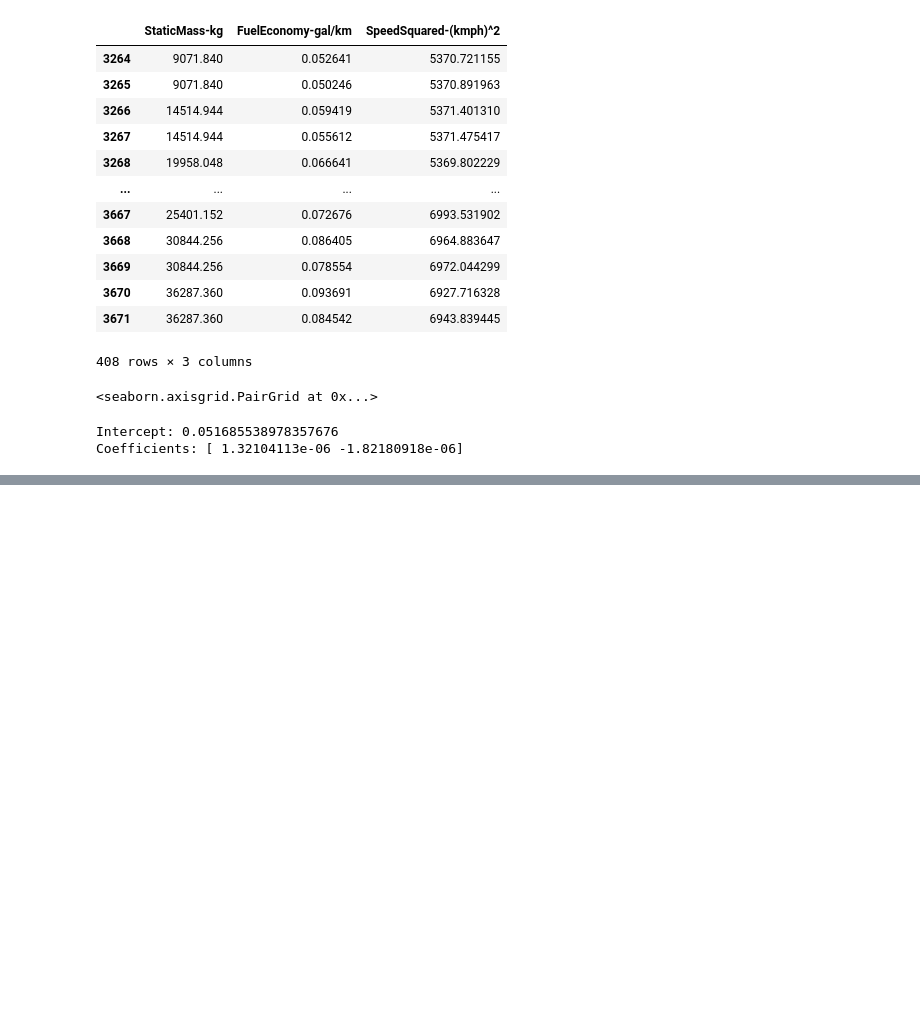
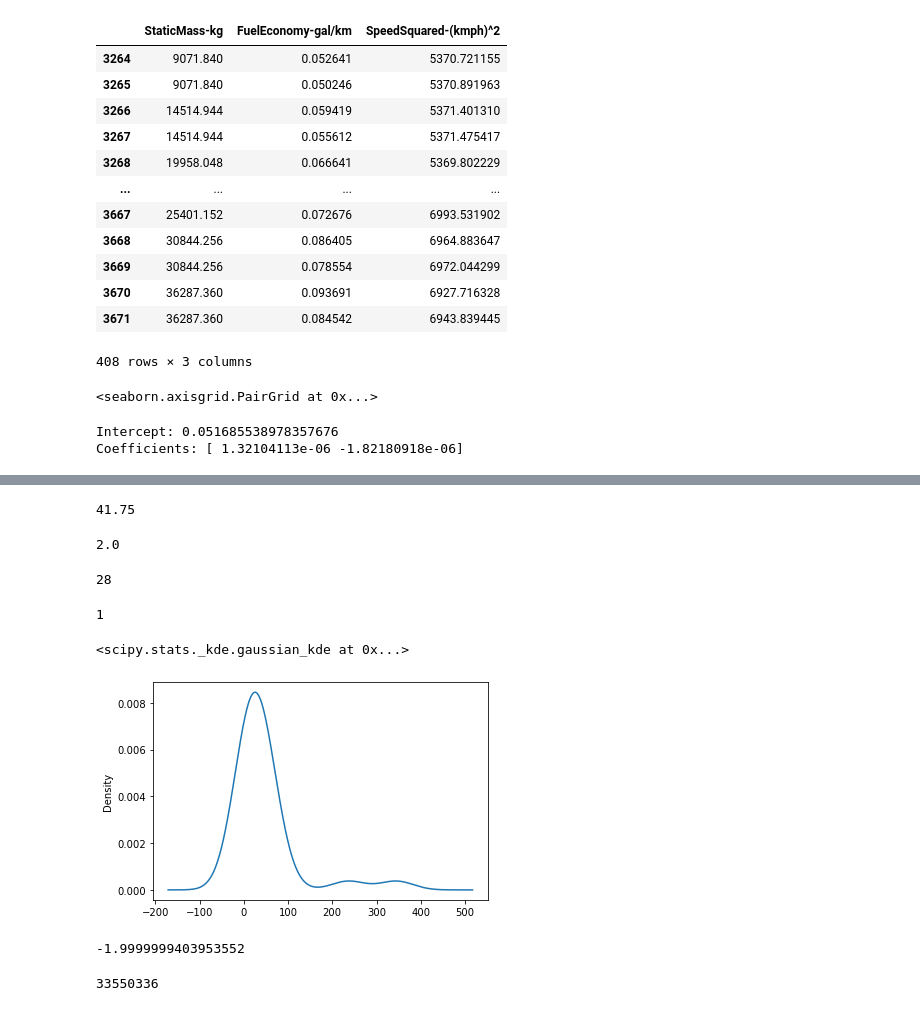
Before and after one commit to Chrislai502/DOETrucksMeeting, a Jupyter notebook: Scott/OLS_6_28/OLS.ipynb, the cells around one changed output, grey strips where cells are left out. Saved outputs shown, nothing was run; the diff lists cells and outputs as text; code cells hidden in the pictures; blank space fills up the shorter version.

```diff
--- a/Scott/OLS_6_28/OLS.ipynb
+++ b/Scott/OLS_6_28/OLS.ipynb
@@ -574,0 +744,37 @@ plt.show()
+# %%
+# Prepare data
+X = data[['StaticMass-kg', 'SpeedSquared-(kmph)^2']].values.reshape(-1,2)
+Y = data[energy]
+
+# Create range for each dimension
+x = X[:, 0]
+y = X[:, 1]
+z = Y
+
+xx_pred = np.linspace(9000, 37000, 30)  # range of mass values
+yy_pred = np.linspace(0, 9000, 30)  # range of speed values
+xx_pred, yy_pred = np.meshgrid(xx_pred, yy_pred)
+model_viz = np.array([xx_pred.flatten(), yy_pred.flatten()]).T
+
+# Predict using model built on previous step
+# ols = linear_model.LinearRegression()
+# model = ols.fit(X, Y)
+predicted = model.predict(model_viz)
+
+# Evaluate model by using it's R^2 score
+r2 = model.score(X, Y)
+
+# Plot model visualization
+plt.style.use('fivethirtyeight')
+
+# fig = plt.figure(figsize=(12, 4))
+fig = plt.figure()
+ax1 = fig.add_subplot(111, projection='3d')
+ax1.set_xlabel('StaticMass-kg', fontsize=12)
+ax1.set_ylabel('AvgSpeed^2-(km/h)^2', fontsize=12)
+ax1.set_zlabel(energy, fontsize=12)
+ax1.scatter(xx_pred.flatten(), yy_pred.flatten(), predicted, facecolor=(0,0,0,0), s=20, edgecolor='#70b3f0')
+ax1.scatter(x, y, z, color='k', alpha=0.5)
+fig.suptitle('class8_bev_2021_daycab_regionalhaul_FU19')
+
+plt.show()
@@ -574,0 +786,34 @@ plt.show()
+# %%
+
+x = [1,2 ,34, 5,56,51, 23, 2, 24, 52, 32,4, 43,6, 2,45,35 ,25,73, 345, 1,42,34, 2,5 ,236,53,31]
+stats.iqr(x, axis=None, rng=(25, 75), scale=1.0, nan_policy='propagate', interpolation='linear', keepdims=False)
+# %% [output]
+41.75
+# %%
+8**(1/3)
+# %% [output]
+2.0
+# %%
+np.array(x).size
+# %% [output]
+28
+# %%
+round(1.234)
+# %% [output]
+1
+# %%
+stats.gaussian_kde(x, bw_method=None, weights=None)
+# %% [output]
+<scipy.stats._kde.gaussian_kde at 0x...>
+# %%
+s = pd.Series(x)
+ax = s.plot.kde()
+# %% [output]
+[figure, added]
+# %%
+sum = 0;
+for i in range(25):
+    sum += 2**(-i)
+-sum
+# %% [output]
+-1.9999999403953552
@@ -574,0 +823,4 @@ plt.show()
+# %%
+16**6 + 16**5 * 15+ 16**4 * 15+ 16**3 * 15
+# %% [output]
+33550336
```
Also changed, not shown: parts of 14 cells of this notebook, 11 other files.
